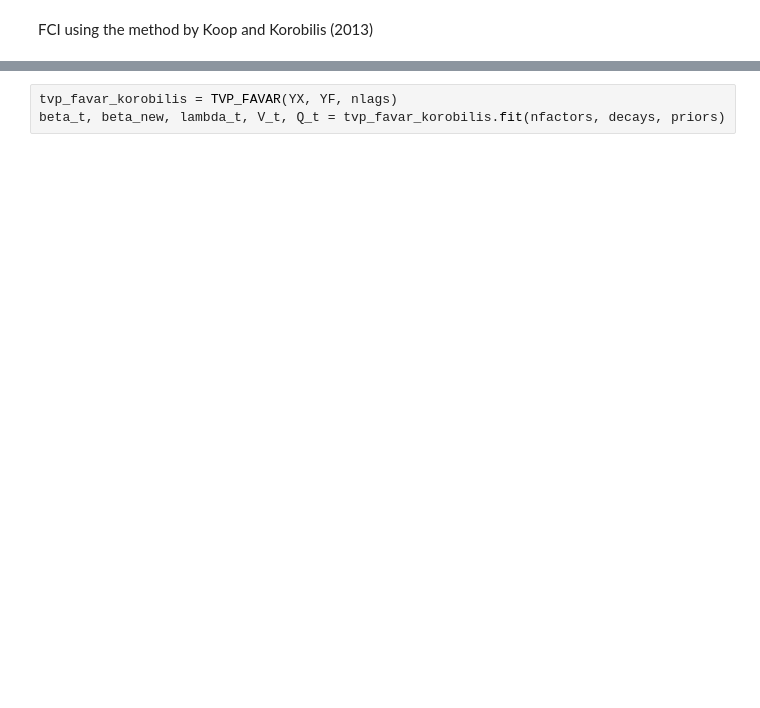
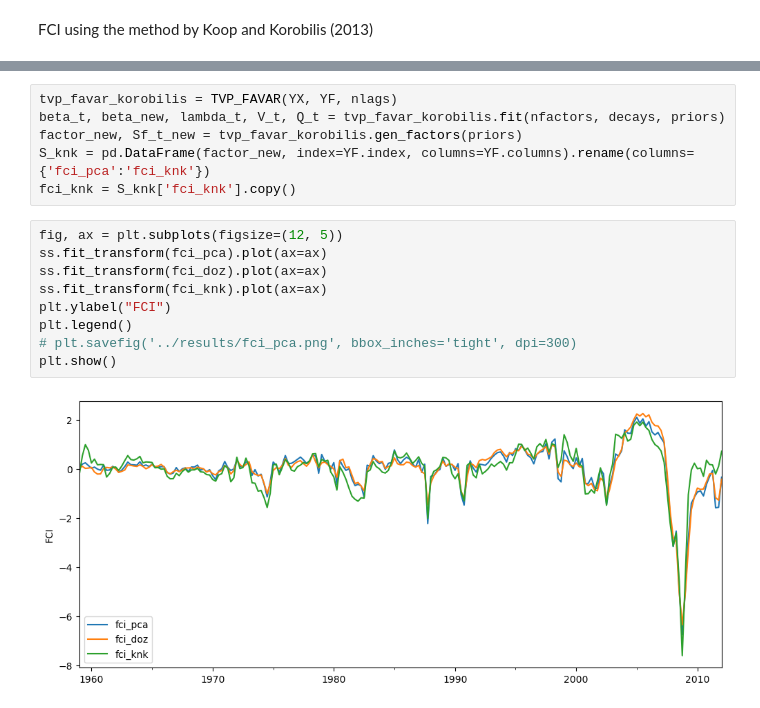
Before and after one commit to vlad-yeghiazaryan/armenian-gar, a Jupyter notebook: Modeling/GaR_estimation_arm.ipynb, the cells around one changed output, grey strips where cells are left out. Saved outputs shown, nothing was run; the diff lists cells and outputs as text; blank space fills up the shorter version.

```diff
--- a/Modeling/GaR_estimation_arm.ipynb
+++ b/Modeling/GaR_estimation_arm.ipynb
@@ -528,3 +582,17 @@ class TVP_FAVAR():
 # %%
 tvp_favar_korobilis = TVP_FAVAR(YX, YF, nlags)
 beta_t, beta_new, lambda_t, V_t, Q_t = tvp_favar_korobilis.fit(nfactors, decays, priors)
+factor_new, Sf_t_new = tvp_favar_korobilis.gen_factors(priors)
+S_knk = pd.DataFrame(factor_new, index=YF.index, columns=YF.columns).rename(columns={'fci_pca':'fci_knk'})
+fci_knk = S_knk['fci_knk'].copy()
+# %%
+fig, ax = plt.subplots(figsize=(12, 5))
+ss.fit_transform(fci_pca).plot(ax=ax)
+ss.fit_transform(fci_doz).plot(ax=ax)
+ss.fit_transform(fci_knk).plot(ax=ax)
+plt.ylabel("FCI")
+plt.legend()
+# plt.savefig('../results/fci_pca.png', bbox_inches='tight', dpi=300)
+plt.show()
+# %% [output]
+[figure, added]
```
Also changed, not shown: parts of 7 cells of this notebook.
